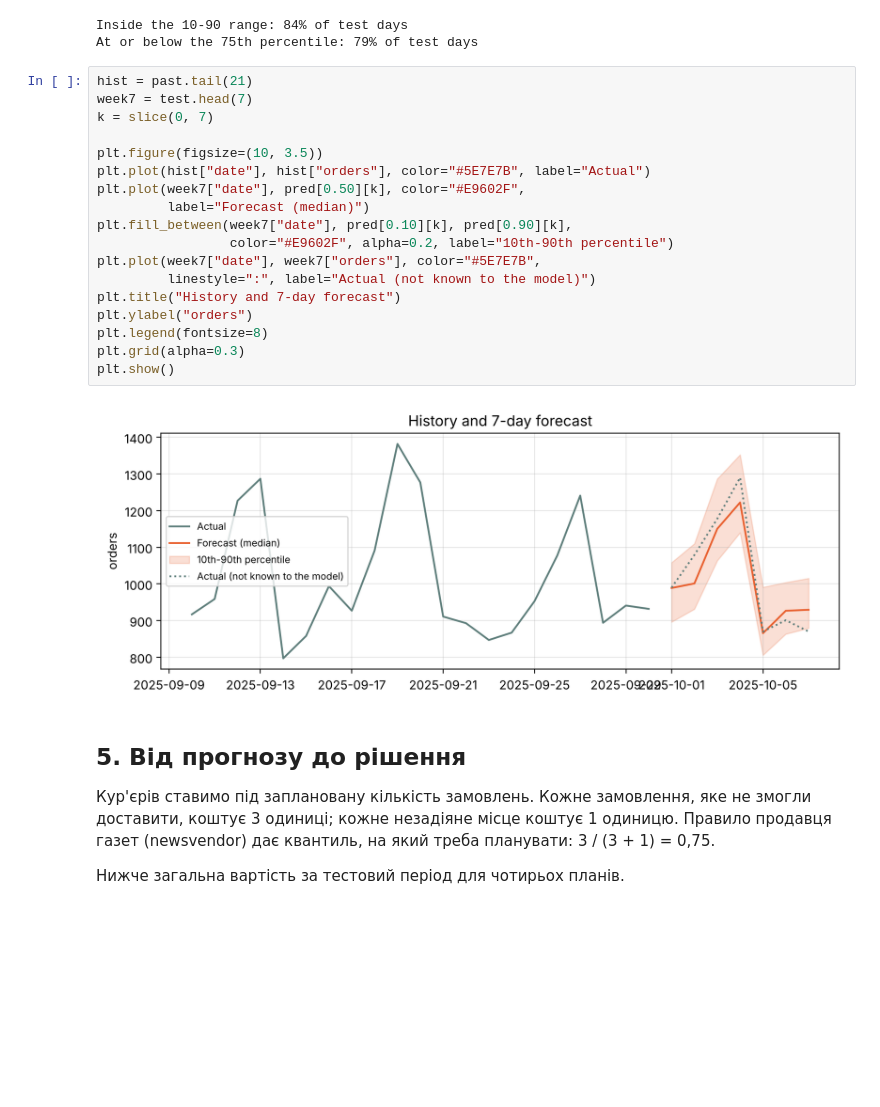
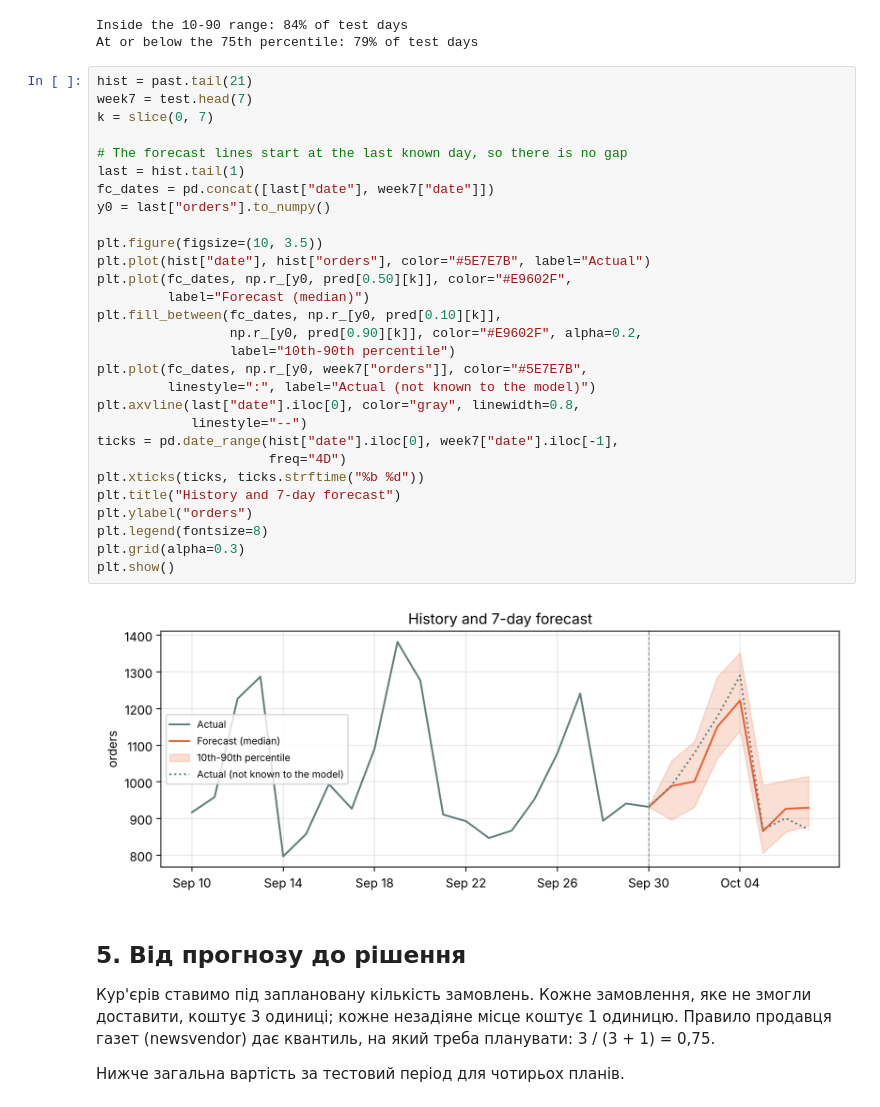
Before and after one commit to sergkarpenko/big-data-decision-demo, a Jupyter notebook: big_data_decision_demo_uk.ipynb, the cells around one changed output. Cells and saved outputs as stored; diff of their text form; blank space fills up the shorter version.

```diff
--- a/big_data_decision_demo_uk.ipynb
+++ b/big_data_decision_demo_uk.ipynb
@@ -168,23 +168,34 @@ At or below the 75th percentile: 79% of test days
 # %%
 hist = past.tail(21)
 week7 = test.head(7)
 k = slice(0, 7)
 
+# The forecast lines start at the last known day, so there is no gap
+last = hist.tail(1)
+fc_dates = pd.concat([last["date"], week7["date"]])
+y0 = last["orders"].to_numpy()
+
 plt.figure(figsize=(10, 3.5))
 plt.plot(hist["date"], hist["orders"], color="#5E7E7B", label="Actual")
-plt.plot(week7["date"], pred[0.50][k], color="#E9602F",
+plt.plot(fc_dates, np.r_[y0, pred[0.50][k]], color="#E9602F",
          label="Forecast (median)")
-plt.fill_between(week7["date"], pred[0.10][k], pred[0.90][k],
-                 color="#E9602F", alpha=0.2, label="10th-90th percentile")
-plt.plot(week7["date"], week7["orders"], color="#5E7E7B",
+plt.fill_between(fc_dates, np.r_[y0, pred[0.10][k]],
+                 np.r_[y0, pred[0.90][k]], color="#E9602F", alpha=0.2,
+                 label="10th-90th percentile")
+plt.plot(fc_dates, np.r_[y0, week7["orders"]], color="#5E7E7B",
          linestyle=":", label="Actual (not known to the model)")
+plt.axvline(last["date"].iloc[0], color="gray", linewidth=0.8,
+            linestyle="--")
+ticks = pd.date_range(hist["date"].iloc[0], week7["date"].iloc[-1],
+                      freq="4D")
+plt.xticks(ticks, ticks.strftime("%b %d"))
 plt.title("History and 7-day forecast")
 plt.ylabel("orders")
 plt.legend(fontsize=8)
 plt.grid(alpha=0.3)
 plt.show()
 # %% [output]
-[figure, old version]
+[figure, new version]
 # %% [markdown]
 ## 5. Від прогнозу до рішення
 
```
Also changed, not shown: 1 other file.
